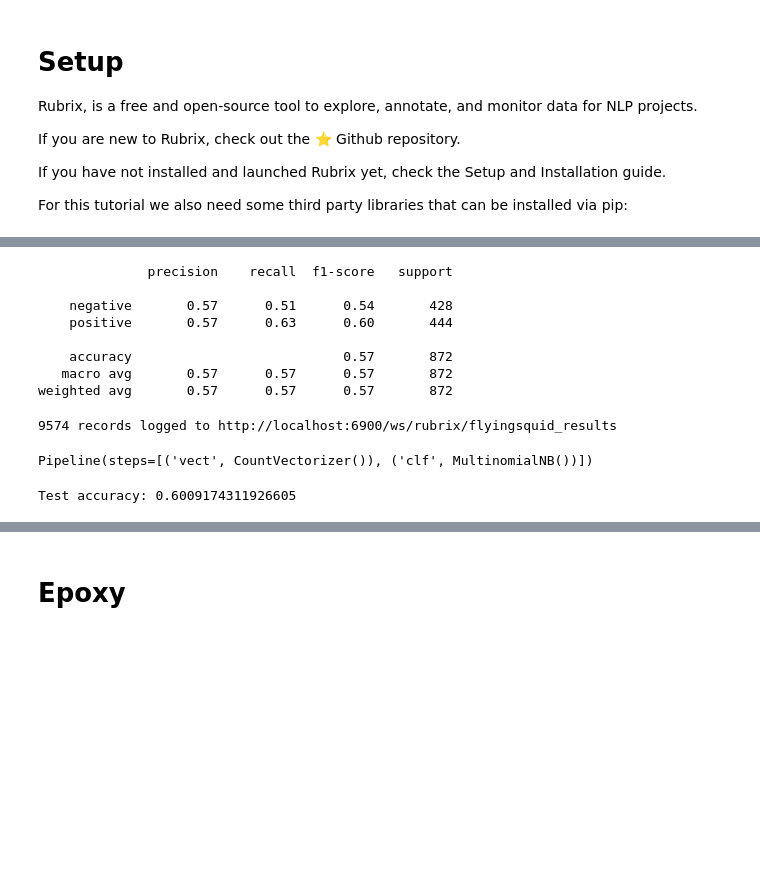
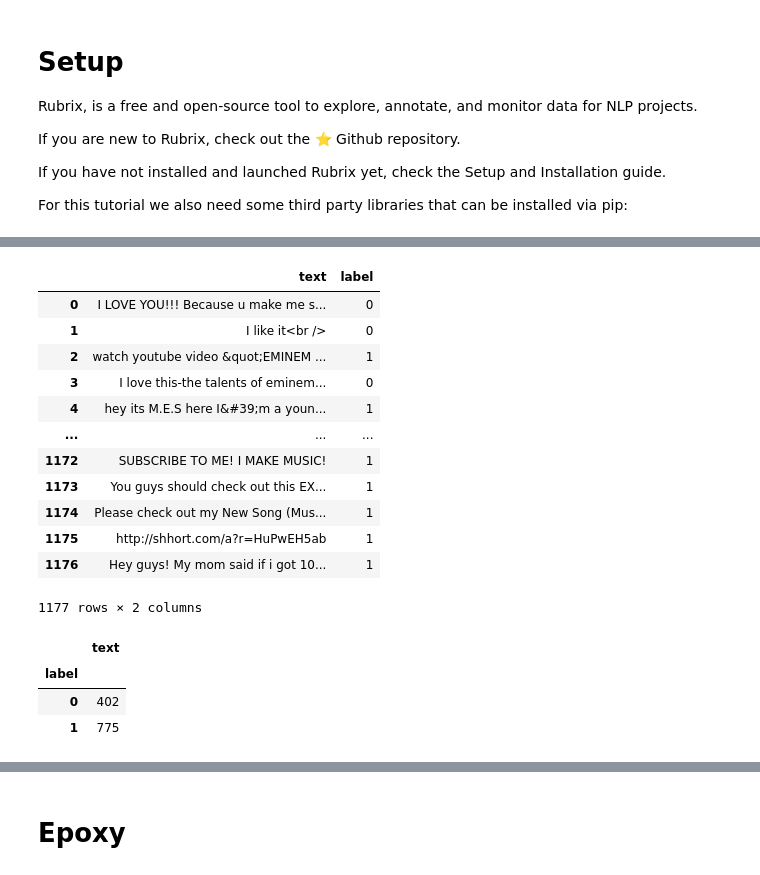
Before and after one commit to argilla-io/argilla, a Jupyter notebook: docs/tutorials/epoxy.ipynb, the cells around one changed output, grey strips where cells are left out. Saved outputs shown, nothing was run; the diff lists cells and outputs as text; code cells hidden in the pictures; blank space fills up the shorter version.

```diff
--- a/docs/tutorials/epoxy.ipynb
+++ b/docs/tutorials/epoxy.ipynb
@@ -138,57 +157,16 @@ accuracy                             0.73     191
-# %%
-print(flyingsquid_model.score(tie_break_policy="random", output_str=True))
-# %% [output]
-              precision    recall  f1-score   support
-
-    negative       0.57      0.51      0.54       428
-    positive       0.57      0.63      0.60       444
-
-    accuracy                           0.57       872
-   macro avg       0.57      0.57      0.57       872
-weighted avg       0.57      0.57      0.57       872
 # %%
 import pandas as pd
 
 # get your training records with the predictions of the label model
-records_for_training = flyingsquid_model.predict()
+flyingsquid_records_for_training = flyingsquid_model.predict()
 
 # log the records to a new dataset in Rubrix
-rb.log(records_for_training, name="flyingsquid_results")
+# rb.log(records_for_training, name="flyingsquid_results")
 
 # extract training data
-training_data = pd.DataFrame(
+flyingsquid_training_data = pd.DataFrame(
     [
         {"text": rec.inputs["text"], "label": flyingsquid_model.weak_labels.label2int[rec.prediction[0][0]]}
-        for rec in records_for_training
+        for rec in flyingsquid_records_for_training
     ]
 )
-# %% [output]
-9574 records logged to http://localhost:6900/ws/rubrix/flyingsquid_results
-# %%
-from sklearn.feature_extraction.text import TfidfTransformer, CountVectorizer
-from sklearn.naive_bayes import MultinomialNB
-from sklearn.pipeline import Pipeline
-
-# define our final classifier
-classifier = Pipeline([
-    ('vect', CountVectorizer()),
-    ('clf', MultinomialNB())
-])
-
-# fit the classifier
-classifier.fit(
-    X=training_data.text.tolist(),
-    y=training_data.label.values
-)
-# %% [output]
-Pipeline(steps=[('vect', CountVectorizer()), ('clf', MultinomialNB())])
-# %%
-# compute the test accuracy
-accuracy = classifier.score(
-    X=dev['sentence'],
-    y=dev['label']
-)
-
-print(f"Test accuracy: {accuracy}")
-# %% [output]
-Test accuracy: 0.6009174311926605
@@ -194,0 +175,23 @@ Test accuracy: 0.6009174311926605
+# %%
+flyingsquid_training_data
+# %% [output]
+|  | text | label |
+| 0 | I LOVE YOU!!! Because u make me s... | 0 |
+| 1 | I like it<br />﻿ | 0 |
+| 2 | watch youtube video &quot;EMINEM ... | 1 |
+| 3 | I love this-the talents of eminem... | 0 |
+| 4 | hey its M.E.S here I&#39;m a youn... | 1 |
+| ... | ... | ... |
+| 1172 | SUBSCRIBE TO ME! I MAKE MUSIC! | 1 |
+| 1173 | You guys should check out this EX... | 1 |
+| 1174 | Please check out my New Song (Mus... | 1 |
+| 1175 | http://shhort.com/a?r=HuPwEH5ab﻿ | 1 |
+| 1176 | Hey guys! My mom said if i got 10... | 1 |
+1177 rows × 2 columns
+# %%
+flyingsquid_training_data.groupby('label').count()
+# %% [output]
+|  | text |
+| label |  |
+| 0 | 402 |
+| 1 | 775 |
```
Also changed, not shown: parts of 37 cells of this notebook, 2 other files.
